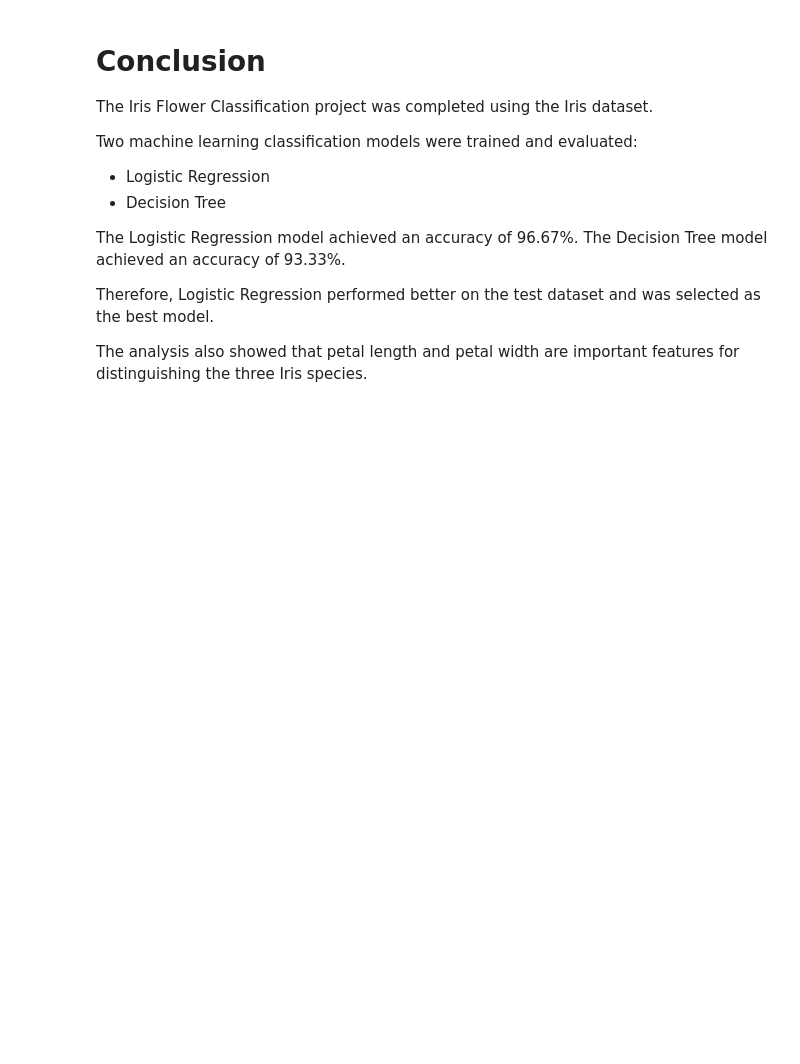
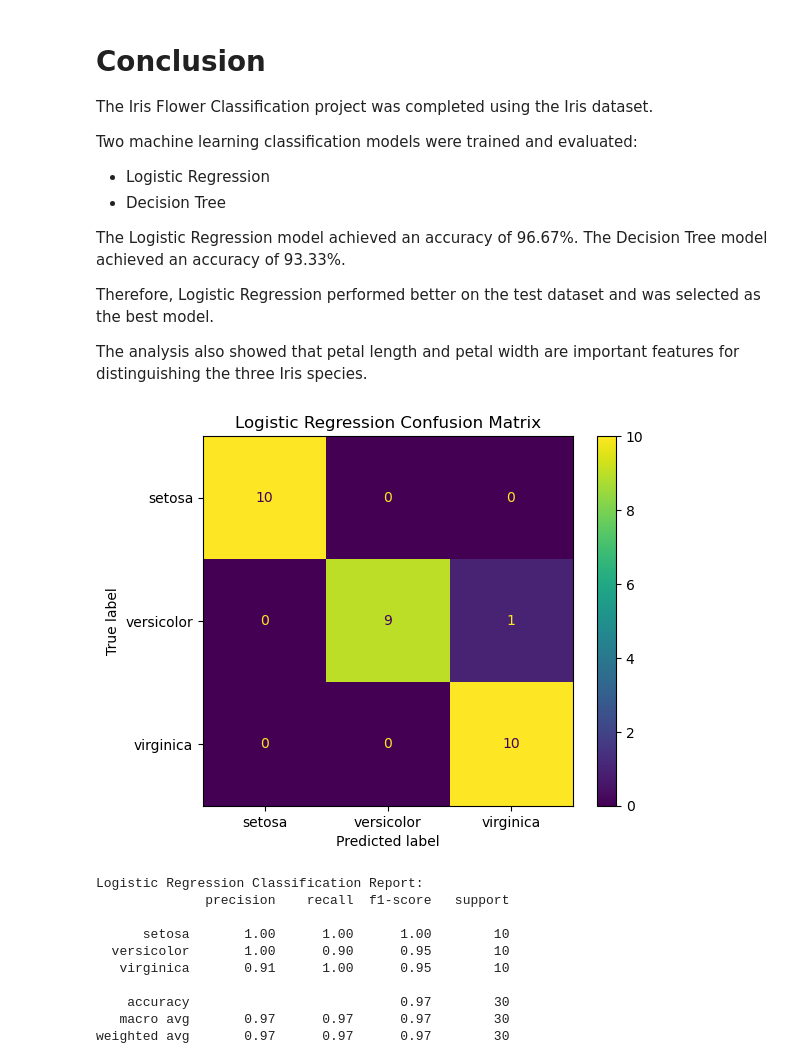
Before and after one commit to manikantavinay/OIBSIP, a Jupyter notebook: Data-Science-Task-1-Iris-Flower-Classification/Iris_Flower_Classification.ipynb, the cells around one changed output. Cells and saved outputs as stored; diff of their text form; code cells hidden in the pictures; blank space fills up the shorter version.

```diff
--- a/Data-Science-Task-1-Iris-Flower-Classification/Iris_Flower_Classification.ipynb
+++ b/Data-Science-Task-1-Iris-Flower-Classification/Iris_Flower_Classification.ipynb
@@ -313,3 +313,41 @@ The Decision Tree model achieved an accuracy of 93.33%.
 Therefore, Logistic Regression performed better on the test dataset and was selected as the best model.
 
 The analysis also showed that petal length and petal width are important features for distinguishing the three Iris species.
+# %%
+# Evaluate Logistic Regression
+
+from sklearn.metrics import confusion_matrix, ConfusionMatrixDisplay, classification_report
+
+# Confusion Matrix
+cm_logistic = confusion_matrix(y_test, y_pred_logistic)
+
+disp = ConfusionMatrixDisplay(
+    confusion_matrix=cm_logistic,
+    display_labels=iris.target_names
+)
+
+disp.plot()
+plt.title("Logistic Regression Confusion Matrix")
+plt.show()
+
+# Classification Report
+print("Logistic Regression Classification Report:")
+print(
+    classification_report(
+        y_test,
+        y_pred_logistic,
+        target_names=iris.target_names
+    )
+)
+# %% [output]
+[figure, added]
+Logistic Regression Classification Report:
+              precision    recall  f1-score   support
+
+      setosa       1.00      1.00      1.00        10
+  versicolor       1.00      0.90      0.95        10
+   virginica       0.91      1.00      0.95        10
+
+    accuracy                           0.97        30
+   macro avg       0.97      0.97      0.97        30
+weighted avg       0.97      0.97      0.97        30
```
